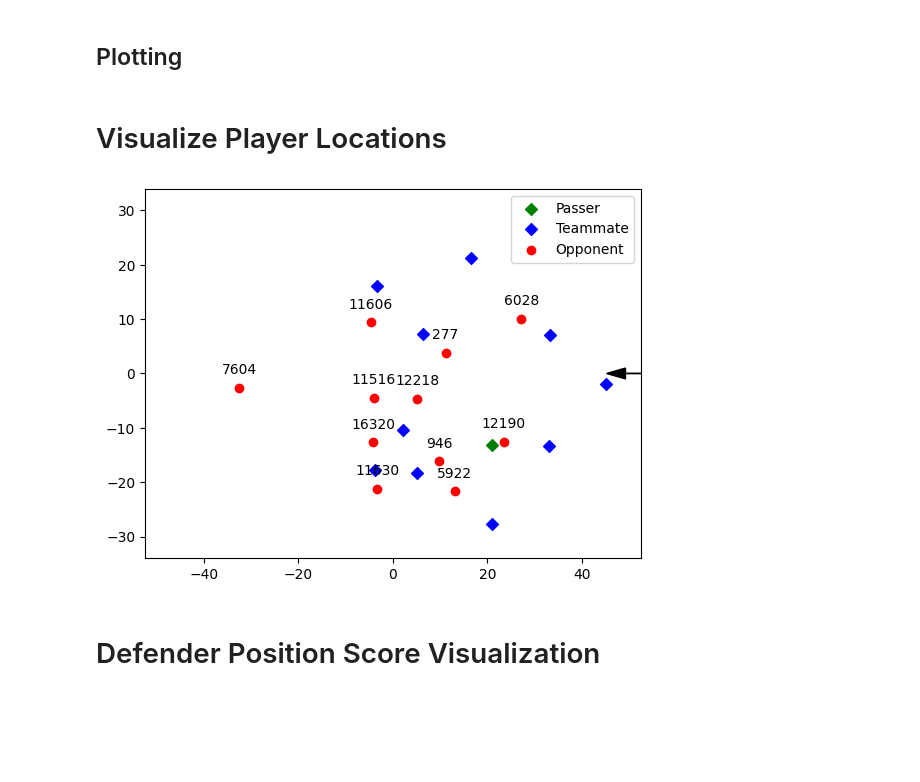
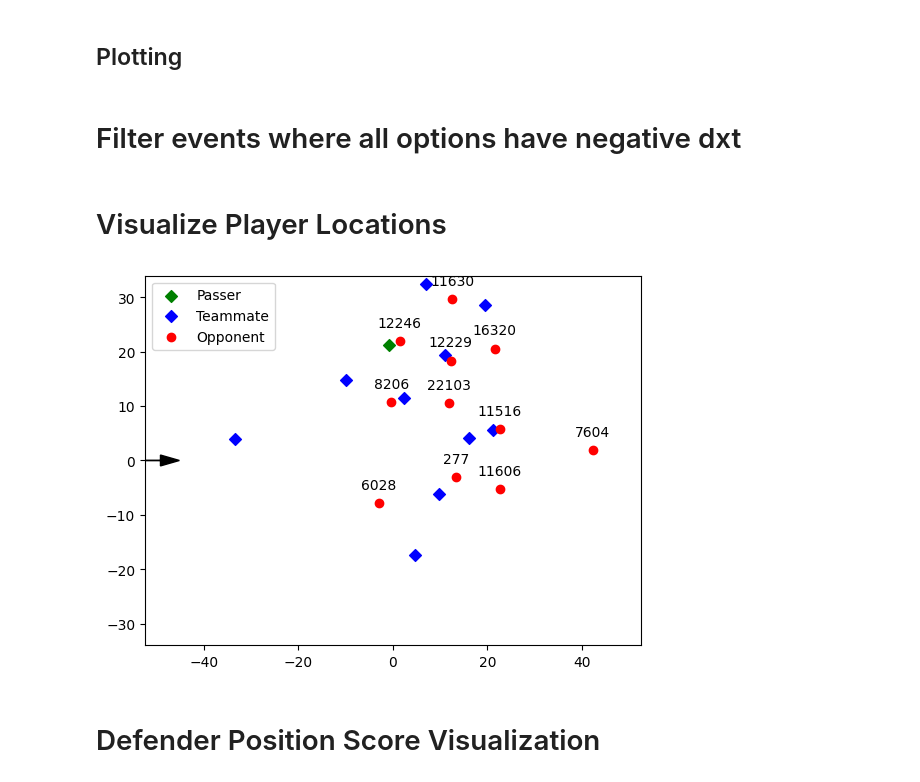
Before and after one commit to ariskoutris/defensive-passing-networks, a Jupyter notebook: src/notebooks/opt_function.ipynb, the cells around one changed output. Drawn from its saved outputs; the diff is of its cells as text; code cells hidden in the pictures; blank space fills up the shorter version.

```diff
--- a/src/notebooks/opt_function.ipynb
+++ b/src/notebooks/opt_function.ipynb
@@ -253,3 +238,30 @@ def threat_aggregator(mode='softmax', k=3, temp=1):
         return lambda x: sum(x.values())
     else:
         raise ValueError('Invalid mode')
+# %% [markdown]
+# Filter events where all options have negative dxt
+# %%
+def all_neg(scores):
+    for v in scores.values():
+        if v > 0:
+            return False
+    return True
+
+def all_negative_dxt_frames(passes_df):
+    all_negative_frame = []
+    pass_frames = passes_df['frame'].unique()
+
+    for frame in pass_frames:
+        #print(frame)
+        opt_func = create_opt_func(passes_df, frame, -1)
+        defender_location = defender_true_location(passes_df, frame, -1)
+
+        x_origin, y_origin = defender_location
+
+        true_scores = opt_func(x_origin, y_origin)
+
+
+        if all_neg(true_scores):
+            all_negative_frame.append(frame)
+
+    return all_negative_frame
@@ -257,9 +274,9 @@ def threat_aggregator(mode='softmax', k=3, temp=1):
 # Visualize Player Locations
 # %%
 # frame_id = np.random.choice(passes_df['frame'].unique())
-frame_id = 580
+frame_id = 48981
 plot_frame(passes_df, frame_id)
 # %% [output]
-[figure, old version]
+[figure, new version]
 # %% [markdown]
 # Defender Position Score Visualization
```
Also changed, not shown: parts of 4 cells of this notebook.
